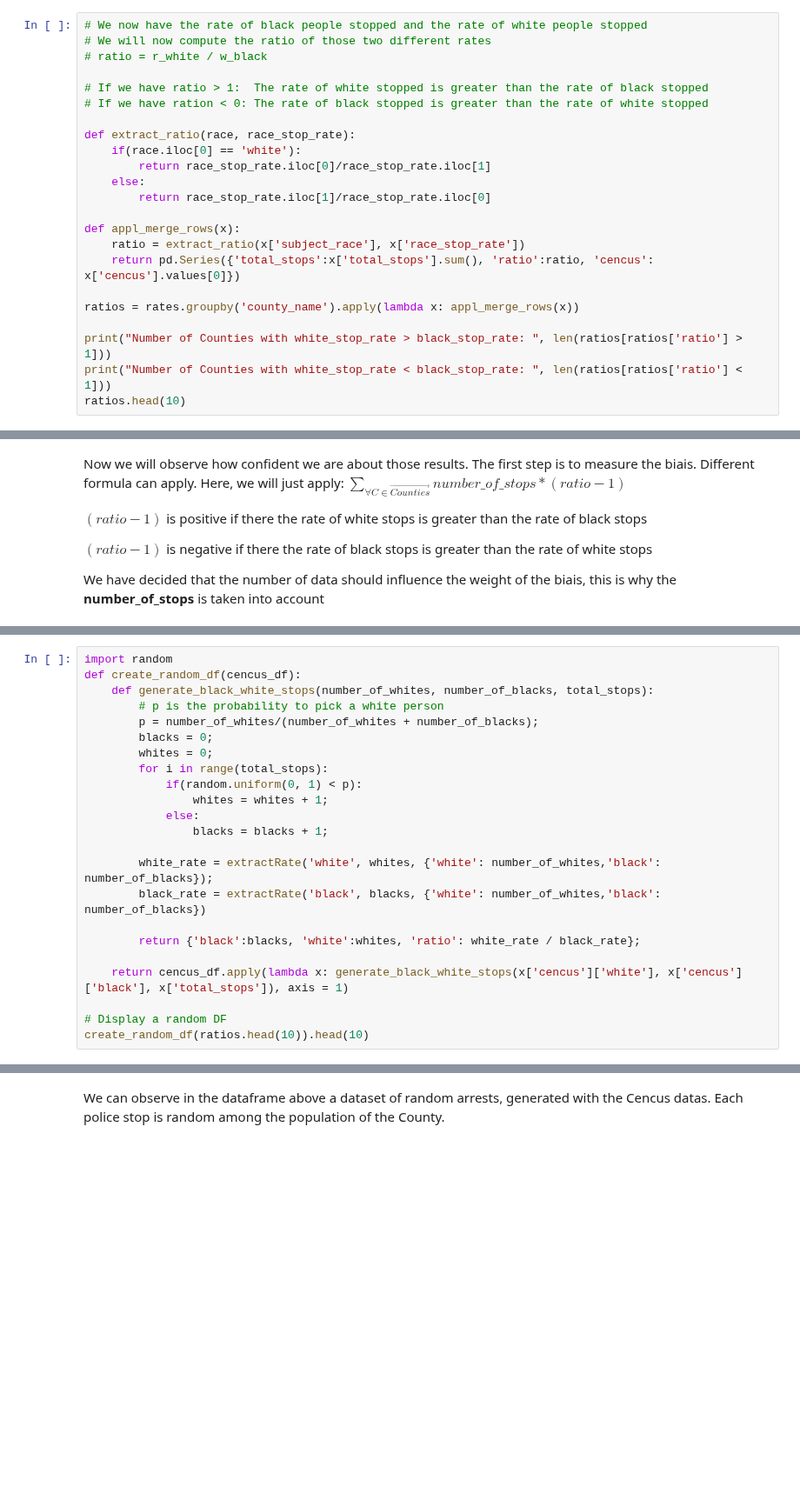
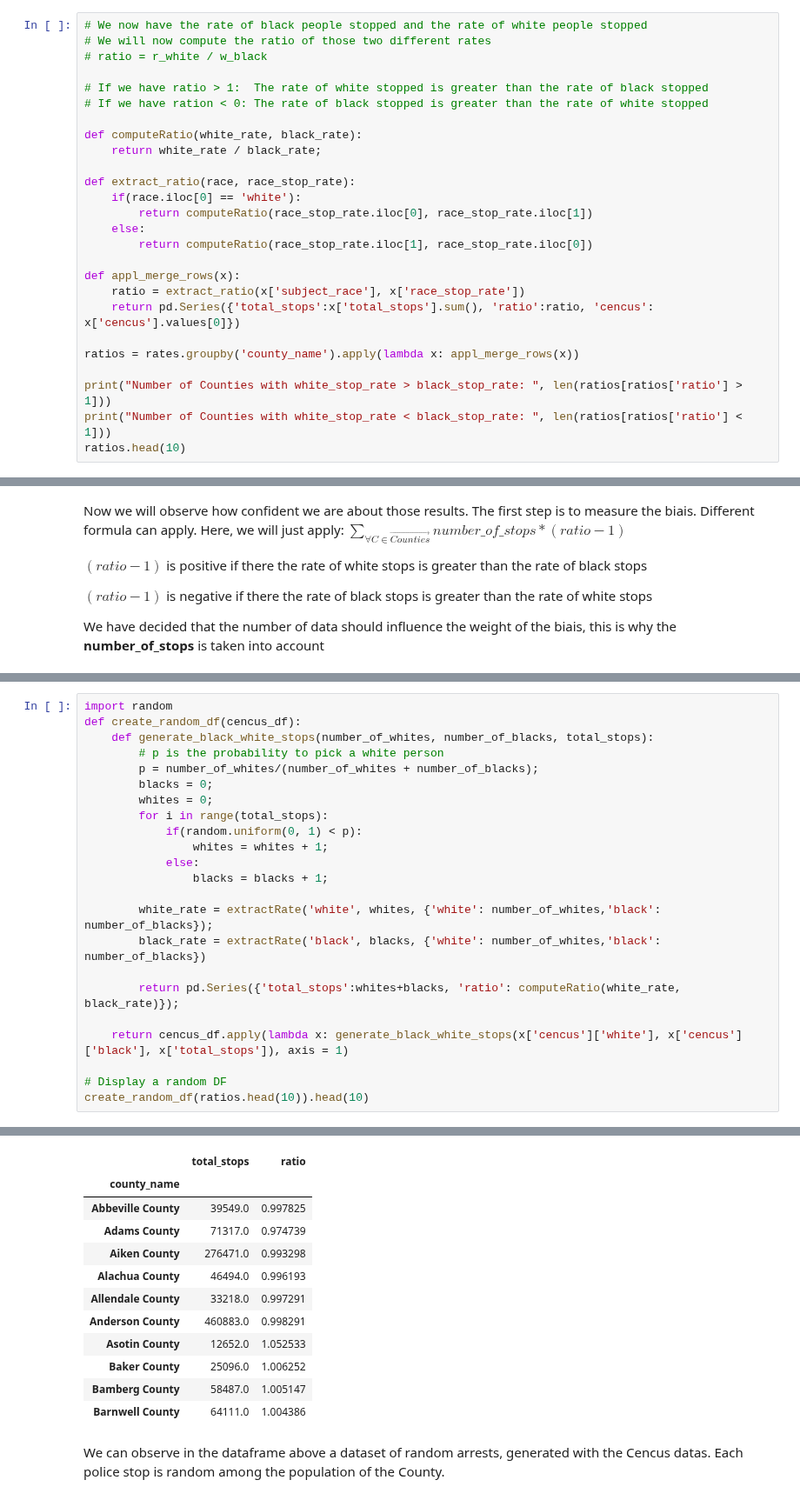
Before and after one commit to epfl-ada/ada-2020-project-milestone-p3-p3_adahn, a Jupyter notebook: Cencus Dataset.ipynb, the cells around one changed output, grey strips where cells are left out. Shown at 87% size. Drawn from its saved outputs; the diff is of its cells as text; blank space fills up the shorter version.

```diff
--- a/Cencus Dataset.ipynb
+++ b/Cencus Dataset.ipynb
@@ -283,11 +283,14 @@ print((length_before - len(rates))/2, " counties removed");
 # If we have ratio > 1:  The rate of white stopped is greater than the rate of black stopped
 # If we have ration < 0: The rate of black stopped is greater than the rate of white stopped
 
+def computeRatio(white_rate, black_rate):
+    return white_rate / black_rate;
+
 def extract_ratio(race, race_stop_rate):
     if(race.iloc[0] == 'white'):
-        return race_stop_rate.iloc[0]/race_stop_rate.iloc[1]
+        return computeRatio(race_stop_rate.iloc[0], race_stop_rate.iloc[1])
     else:
-        return race_stop_rate.iloc[1]/race_stop_rate.iloc[0]
+        return computeRatio(race_stop_rate.iloc[1], race_stop_rate.iloc[0])
 
 def appl_merge_rows(x):
     ratio = extract_ratio(x['subject_race'], x['race_stop_rate'])
@@ -381,7 +389,7 @@ def create_random_df(cencus_df):
         white_rate = extractRate('white', whites, {'white': number_of_whites,'black': number_of_blacks});
         black_rate = extractRate('black', blacks, {'white': number_of_whites,'black': number_of_blacks})
 
-        return {'black':blacks, 'white':whites, 'ratio': white_rate / black_rate};
+        return pd.Series({'total_stops':whites+blacks, 'ratio': computeRatio(white_rate, black_rate)});
 
     return cencus_df.apply(lambda x: generate_black_white_stops(x['cencus']['white'], x['cencus']['black'], x['total_stops']), axis = 1)
 
@@ -403,2 +399,14 @@ dtype: object
+|  | total_stops | ratio |
+| county_name |  |  |
+| Abbeville County | 39549.0 | 0.997825 |
+| Adams County | 71317.0 | 0.974739 |
+| Aiken County | 276471.0 | 0.993298 |
+| Alachua County | 46494.0 | 0.996193 |
+| Allendale County | 33218.0 | 0.997291 |
+| Anderson County | 460883.0 | 0.998291 |
+| Asotin County | 12652.0 | 1.052533 |
+| Baker County | 25096.0 | 1.006252 |
+| Bamberg County | 58487.0 | 1.005147 |
+| Barnwell County | 64111.0 | 1.004386 |
 # %% [markdown]
 We can observe in the dataframe above a dataset of random arrests, generated with the Cencus datas. Each police stop is random among the population of the County.
```
Also changed, not shown: parts of 8 cells of this notebook.
